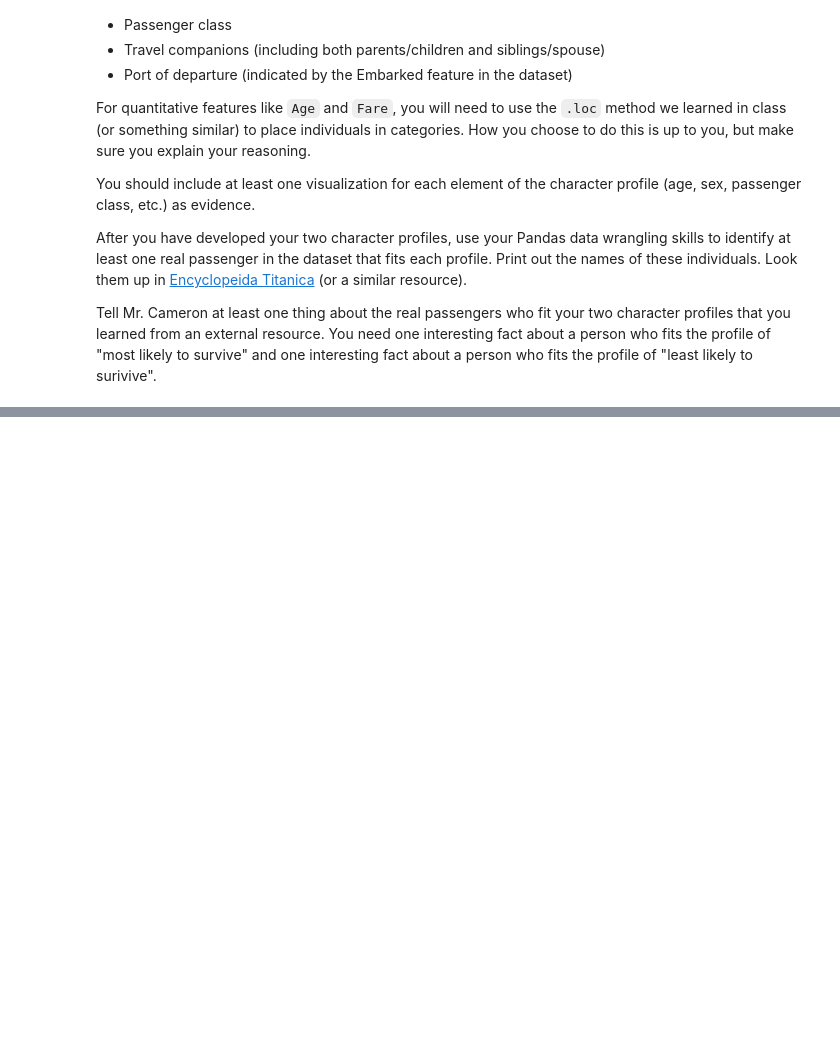
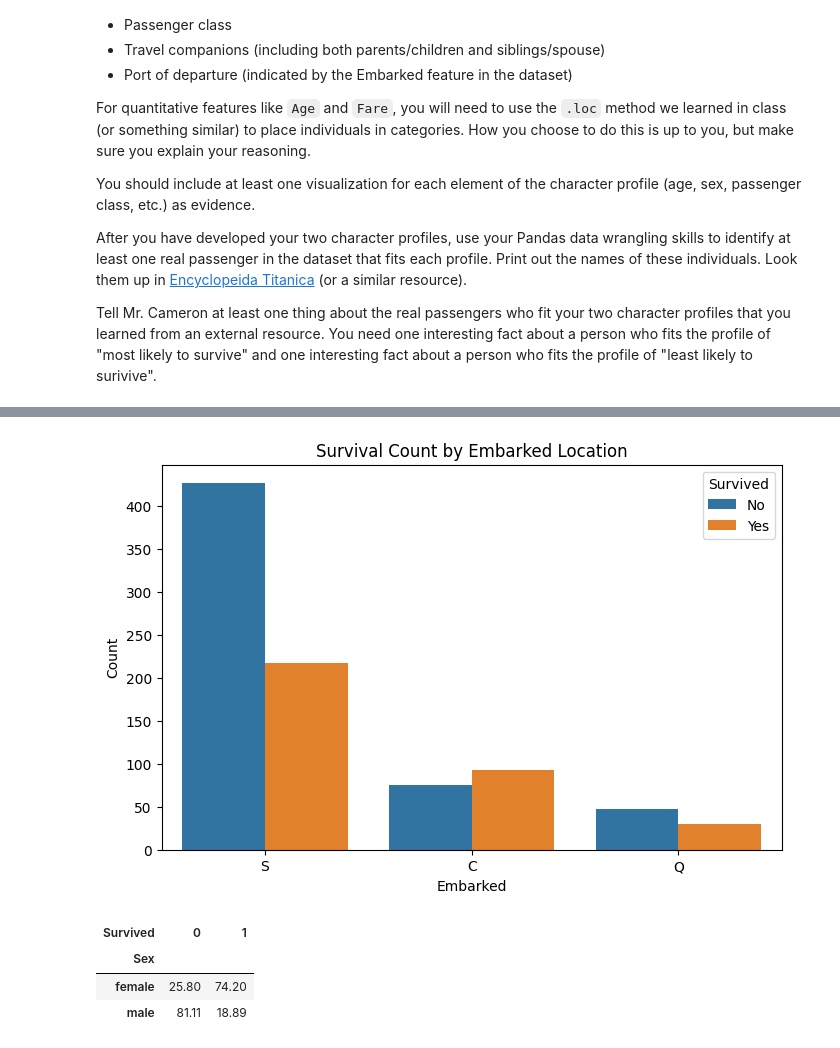
Before and after one commit to TheMonarchOfShadows/Data_Visualization_And_Modeling, a Jupyter notebook: Lab/2.3 Visualizing Relationships Between Categorical Features Lab.ipynb, the cells around one changed output, grey strips where cells are left out. Drawn from its saved outputs; the diff is of its cells as text; code cells hidden in the pictures; blank space fills up the shorter version.

```diff
--- a/Lab/2.3 Visualizing Relationships Between Categorical Features Lab.ipynb
+++ b/Lab/2.3 Visualizing Relationships Between Categorical Features Lab.ipynb
@@ -45,0 +92,17 @@ Name: Fare, dtype: float64
+# %%
+plt.figure(figsize=(8,5))
+sns.countplot(data=df, x='Embarked', hue='Survived')
+plt.title("Survival Count by Embarked Location")
+plt.xlabel("Embarked")
+plt.ylabel("Count")
+plt.legend(title="Survived", labels=["No", "Yes"])
+plt.show()
+# %% [output]
+[figure, added]
+# %%
+sex_survival.round(2)
+# %% [output]
+| Survived | 0 | 1 |
+| Sex |  |  |
+| female | 25.80 | 74.20 |
+| male | 81.11 | 18.89 |
```
Also changed, not shown: parts of 10 cells of this notebook, 3 other files.
